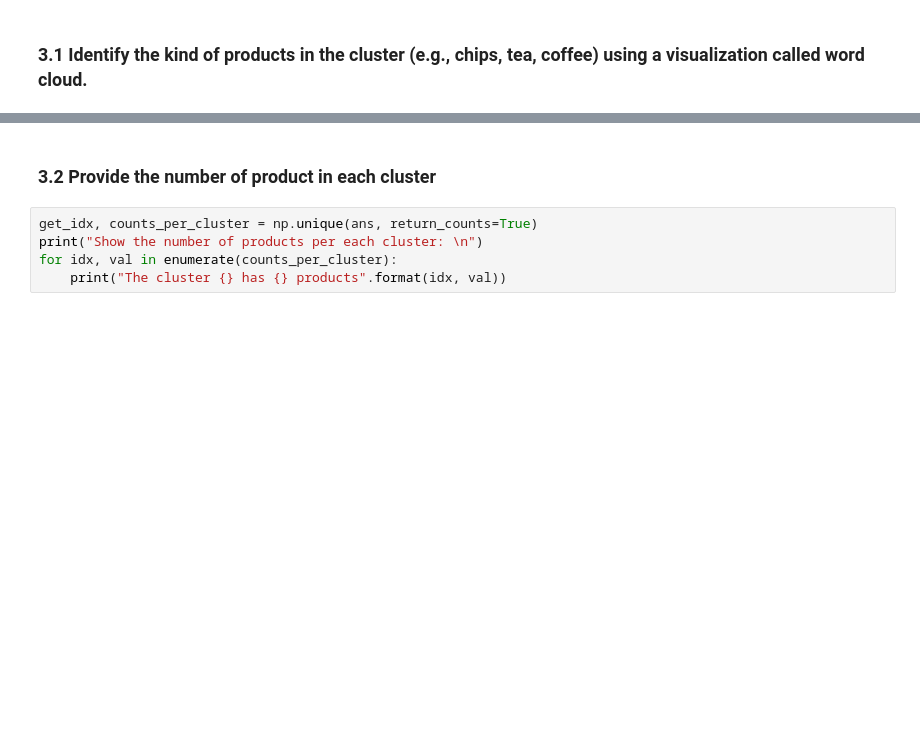
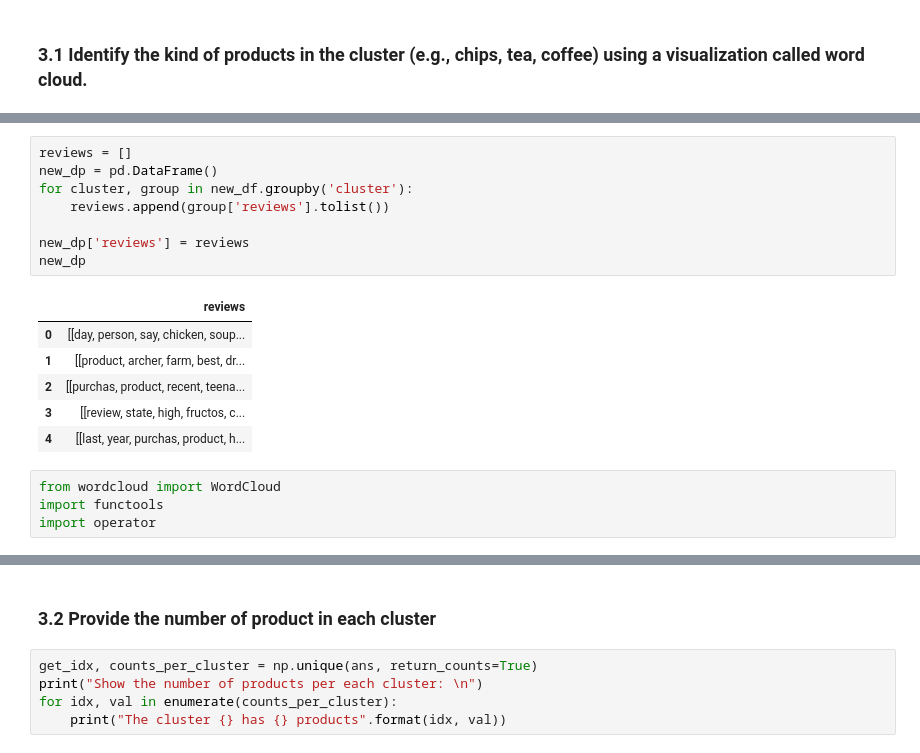
Before and after one commit to Jeremy98-alt/ADM-HW4, a Jupyter notebook: ADM-HW4(Q2) v2.ipynb, the cells around one changed output, grey strips where cells are left out. Saved outputs shown, nothing was run; the diff lists cells and outputs as text; blank space fills up the shorter version.

```diff
--- a/ADM-HW4(Q2) v2.ipynb
+++ b/ADM-HW4(Q2) v2.ipynb
@@ -378,0 +388,19 @@ witch
+# %%
+reviews = []
+new_dp = pd.DataFrame()
+for cluster, group in new_df.groupby('cluster'):
+    reviews.append(group['reviews'].tolist())
+
+new_dp['reviews'] = reviews
+new_dp
+# %% [output]
+|  | reviews |
+| 0 | [[day, person, say, chicken, soup... |
+| 1 | [[product, archer, farm, best, dr... |
+| 2 | [[purchas, product, recent, teena... |
+| 3 | [[review, state, high, fructos, c... |
+| 4 | [[last, year, purchas, product, h... |
+# %%
+from wordcloud import WordCloud
+import functools
+import operator
```
Also changed, not shown: parts of 24 cells of this notebook.
